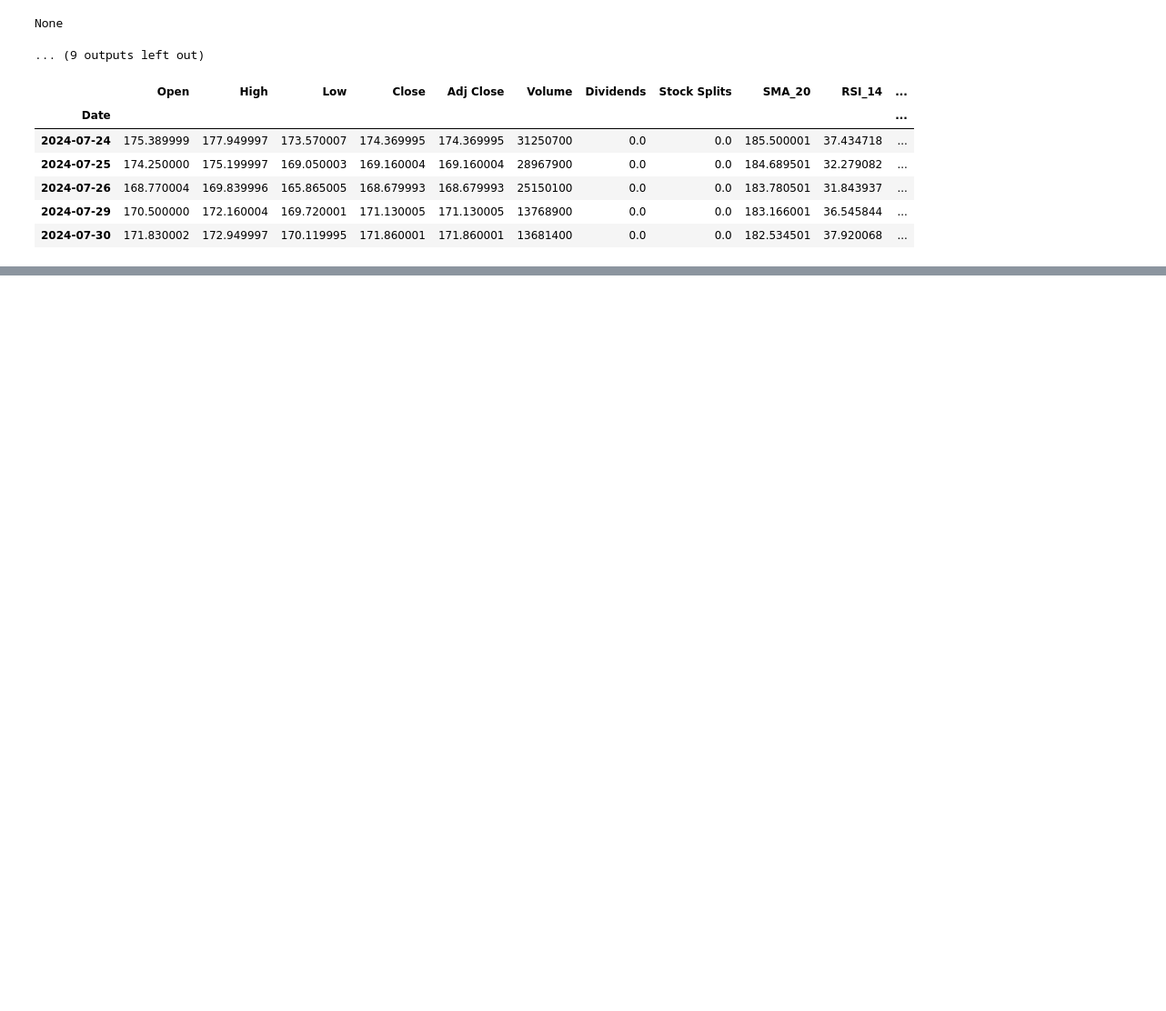
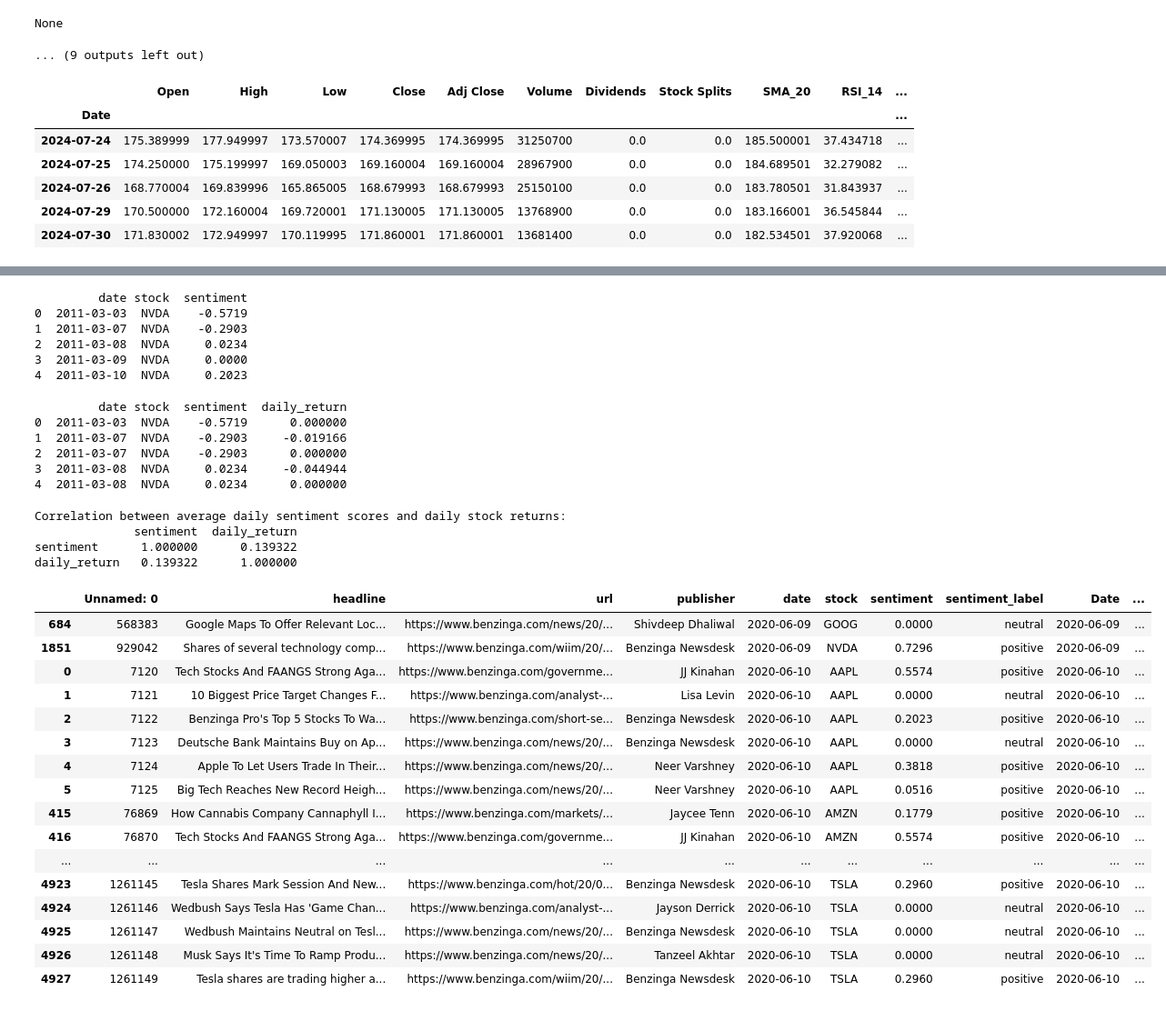
Before and after one commit to NaimaT15/Financial-News-and-Stock-Price-Integration-Dataset, a Jupyter notebook: notebooks/financial_analysis_notebook.ipynb, the cells around one changed output, grey strips where cells are left out. Shown at 91% size. Cells and saved outputs as stored; diff of their text form; code cells hidden in the pictures; blank space fills up the shorter version.

Commit message:
correlation analysis

```diff
--- a/notebooks/financial_analysis_notebook.ipynb
+++ b/notebooks/financial_analysis_notebook.ipynb
@@ -255,0 +321,63 @@ stock_data_with_indicators.tail()
+# %%
+# Assuming 'merged_data' contains 'date', 'stock', 'sentiment_score', and 'daily_return' columns
+# Group by 'date' and 'stock' and calculate the mean sentiment score
+average_sentiment = merged_data.groupby(['date', 'stock']).agg({
+    'sentiment': 'mean'
+}).reset_index()
+
+# Display the result to verify
+print(average_sentiment.head())
+# %% [output]
+         date stock  sentiment
+0  2011-03-03  NVDA    -0.5719
+1  2011-03-07  NVDA    -0.2903
+2  2011-03-08  NVDA     0.0234
+3  2011-03-09  NVDA     0.0000
+4  2011-03-10  NVDA     0.2023
+# %%
+# Merge average sentiment with the original dataframe to include daily returns
+correlation_data = pd.merge(average_sentiment, merged_data[['date', 'stock', 'daily_return']], on=['date', 'stock'])
+
+# Drop any duplicates that might have occurred during merging
+correlation_data = correlation_data.drop_duplicates()
+
+# Display the merged DataFrame to verify
+print(correlation_data.head())
+# %% [output]
+         date stock  sentiment  daily_return
+0  2011-03-03  NVDA    -0.5719      0.000000
+1  2011-03-07  NVDA    -0.2903     -0.019166
+2  2011-03-07  NVDA    -0.2903      0.000000
+3  2011-03-08  NVDA     0.0234     -0.044944
+4  2011-03-08  NVDA     0.0234      0.000000
+# %%
+# Calculate the Pearson correlation coefficient
+correlation_result = correlation_data[['sentiment', 'daily_return']].corr(method='pearson')
+
+print("Correlation between average daily sentiment scores and daily stock returns:")
+print(correlation_result)
+# %% [output]
+Correlation between average daily sentiment scores and daily stock returns:
+              sentiment  daily_return
+sentiment      1.000000      0.139322
+daily_return   0.139322      1.000000
+# %%
+merged_data.tail(30)
+# %% [output]
+|  | Unnamed: 0 | headline | url | publisher | date | stock | sentiment | sentiment_label | Date | ... |
+| 684 | 568383 | Google Maps To Offer Relevant Loc... | https://www.benzinga.com/news/20/... | Shivdeep Dhaliwal | 2020-06-09 | GOOG | 0.0000 | neutral | 2020-06-09 | ... |
+| 1851 | 929042 | Shares of several technology comp... | https://www.benzinga.com/wiim/20/... | Benzinga Newsdesk | 2020-06-09 | NVDA | 0.7296 | positive | 2020-06-09 | ... |
+| 0 | 7120 | Tech Stocks And FAANGS Strong Aga... | https://www.benzinga.com/governme... | JJ Kinahan | 2020-06-10 | AAPL | 0.5574 | positive | 2020-06-10 | ... |
+| 1 | 7121 | 10 Biggest Price Target Changes F... | https://www.benzinga.com/analyst-... | Lisa Levin | 2020-06-10 | AAPL | 0.0000 | neutral | 2020-06-10 | ... |
+| 2 | 7122 | Benzinga Pro's Top 5 Stocks To Wa... | https://www.benzinga.com/short-se... | Benzinga Newsdesk | 2020-06-10 | AAPL | 0.2023 | positive | 2020-06-10 | ... |
+| 3 | 7123 | Deutsche Bank Maintains Buy on Ap... | https://www.benzinga.com/news/20/... | Benzinga Newsdesk | 2020-06-10 | AAPL | 0.0000 | neutral | 2020-06-10 | ... |
+| 4 | 7124 | Apple To Let Users Trade In Their... | https://www.benzinga.com/news/20/... | Neer Varshney | 2020-06-10 | AAPL | 0.3818 | positive | 2020-06-10 | ... |
+| 5 | 7125 | Big Tech Reaches New Record Heigh... | https://www.benzinga.com/news/20/... | Neer Varshney | 2020-06-10 | AAPL | 0.0516 | positive | 2020-06-10 | ... |
+| 415 | 76869 | How Cannabis Company Cannaphyll I... | https://www.benzinga.com/markets/... | Jaycee Tenn | 2020-06-10 | AMZN | 0.1779 | positive | 2020-06-10 | ... |
+| 416 | 76870 | Tech Stocks And FAANGS Strong Aga... | https://www.benzinga.com/governme... | JJ Kinahan | 2020-06-10 | AMZN | 0.5574 | positive | 2020-06-10 | ... |
+| ... | ... | ... | ... | ... | ... | ... | ... | ... | ... | ... |
+| 4923 | 1261145 | Tesla Shares Mark Session And New... | https://www.benzinga.com/hot/20/0... | Benzinga Newsdesk | 2020-06-10 | TSLA | 0.2960 | positive | 2020-06-10 | ... |
+| 4924 | 1261146 | Wedbush Says Tesla Has 'Game Chan... | https://www.benzinga.com/analyst-... | Jayson Derrick | 2020-06-10 | TSLA | 0.0000 | neutral | 2020-06-10 | ... |
+| 4925 | 1261147 | Wedbush Maintains Neutral on Tesl... | https://www.benzinga.com/news/20/... | Benzinga Newsdesk | 2020-06-10 | TSLA | 0.0000 | neutral | 2020-06-10 | ... |
+| 4926 | 1261148 | Musk Says It's Time To Ramp Produ... | https://www.benzinga.com/news/20/... | Tanzeel Akhtar | 2020-06-10 | TSLA | 0.0000 | neutral | 2020-06-10 | ... |
+| 4927 | 1261149 | Tesla shares are trading higher a... | https://www.benzinga.com/wiim/20/... | Benzinga Newsdesk | 2020-06-10 | TSLA | 0.2960 | positive | 2020-06-10 | ... |
```
Also changed, not shown: parts of 3 cells of this notebook, 1 other file.
